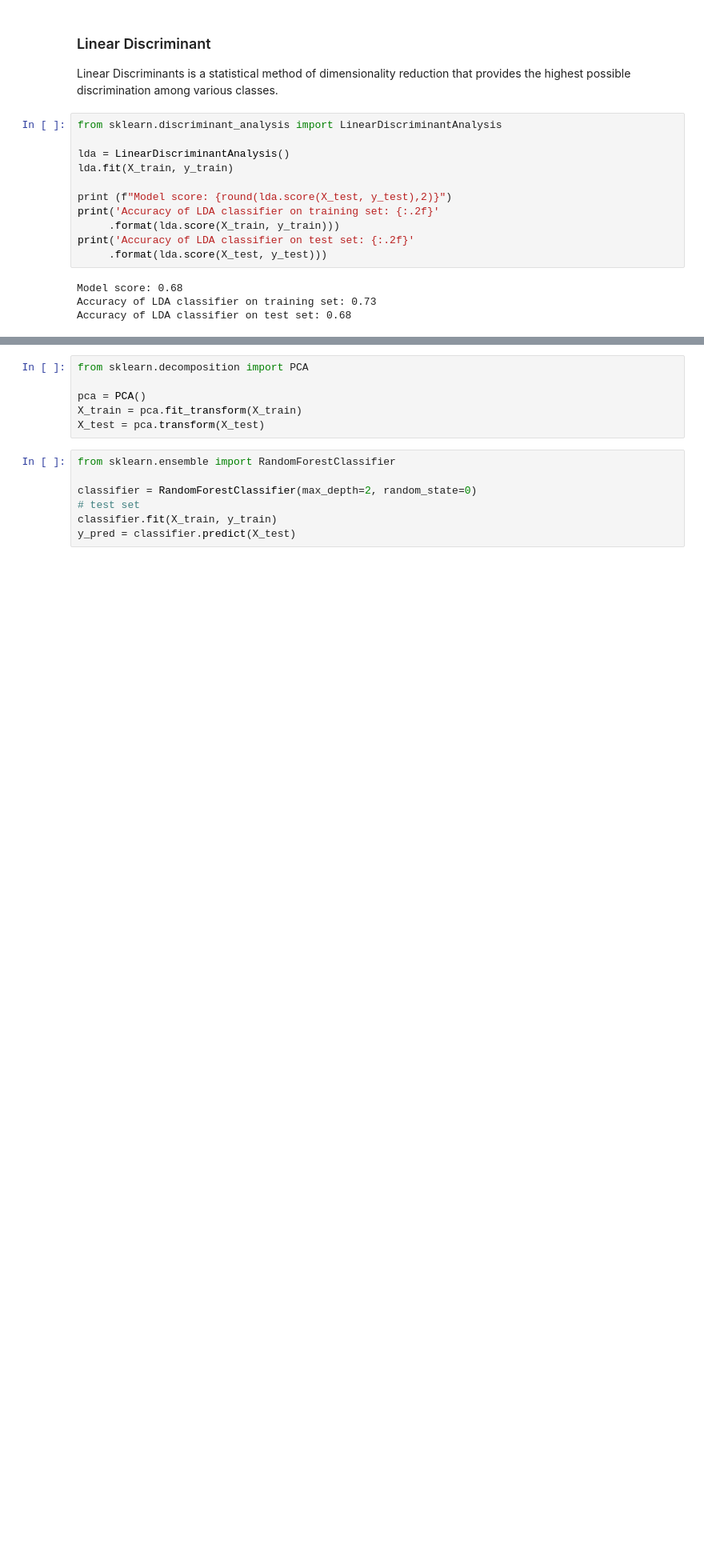
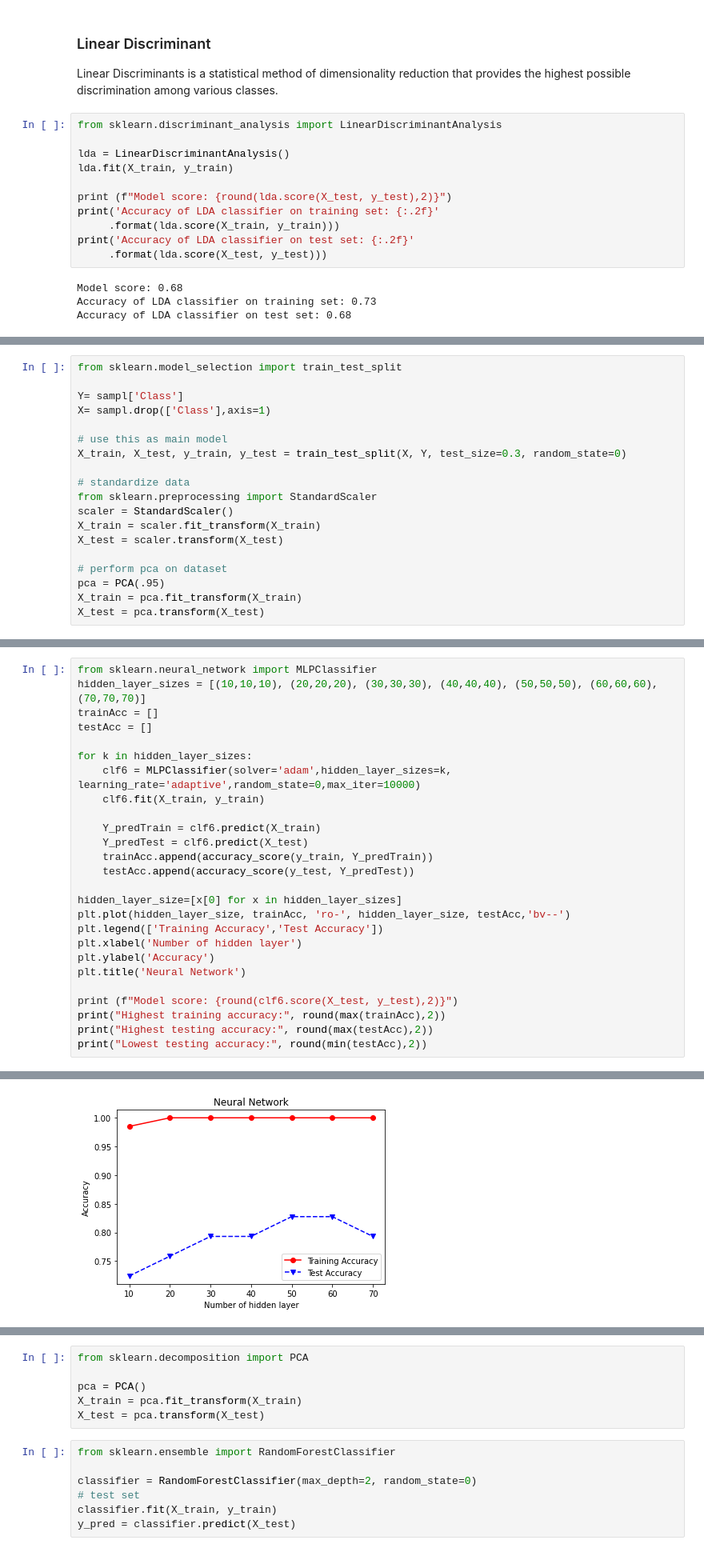
Before and after one commit to goldslime123/csc3005-DA, a Jupyter notebook: Combine_B_D.ipynb, the cells around one changed output, grey strips where cells are left out. Shown: that part at 80% size. Saved outputs shown, nothing was run; the diff lists cells and outputs as text; blank space fills up the shorter version.

```diff
--- a/Combine_B_D.ipynb
+++ b/Combine_B_D.ipynb
@@ -736,0 +741,19 @@ Accuracy of LDA classifier on test set: 0.68
+# %%
+from sklearn.model_selection import train_test_split
+
+Y= sampl['Class']
+X= sampl.drop(['Class'],axis=1)
+
+# use this as main model
+X_train, X_test, y_train, y_test = train_test_split(X, Y, test_size=0.3, random_state=0)
+
+# standardize data
+from sklearn.preprocessing import StandardScaler
+scaler = StandardScaler()
+X_train = scaler.fit_transform(X_train)
+X_test = scaler.transform(X_test)
+
+# perform pca on dataset
+pca = PCA(.95)
+X_train = pca.fit_transform(X_train)
+X_test = pca.transform(X_test)
@@ -736,0 +787,27 @@ Accuracy of LDA classifier on test set: 0.68
+# %%
+from sklearn.neural_network import MLPClassifier
+hidden_layer_sizes = [(10,10,10), (20,20,20), (30,30,30), (40,40,40), (50,50,50), (60,60,60), (70,70,70)]
+trainAcc = []
+testAcc = []
+
+for k in hidden_layer_sizes:
+    clf6 = MLPClassifier(solver='adam',hidden_layer_sizes=k, learning_rate='adaptive',random_state=0,max_iter=10000)
+    clf6.fit(X_train, y_train)
+
+    Y_predTrain = clf6.predict(X_train)
+    Y_predTest = clf6.predict(X_test)
+    trainAcc.append(accuracy_score(y_train, Y_predTrain))
+    testAcc.append(accuracy_score(y_test, Y_predTest))
+
+hidden_layer_size=[x[0] for x in hidden_layer_sizes]
+plt.plot(hidden_layer_size, trainAcc, 'ro-', hidden_layer_size, testAcc,'bv--')
+plt.legend(['Training Accuracy','Test Accuracy'])
+plt.xlabel('Number of hidden layer')
+plt.ylabel('Accuracy')
+plt.title('Neural Network')
+
+print (f"Model score: {round(clf6.score(X_test, y_test),2)}")
+print("Highest training accuracy:", round(max(trainAcc),2))
+print("Highest testing accuracy:", round(max(testAcc),2))
+print("Lowest testing accuracy:", round(min(testAcc),2))
+# %% [output]
@@ -737 +818,2 @@ Accuracy of LDA classifier on test set: 0.68
+[figure, added]
 # %% [markdown]
```
Also changed, not shown: parts of 14 cells of this notebook, 2 other files.
